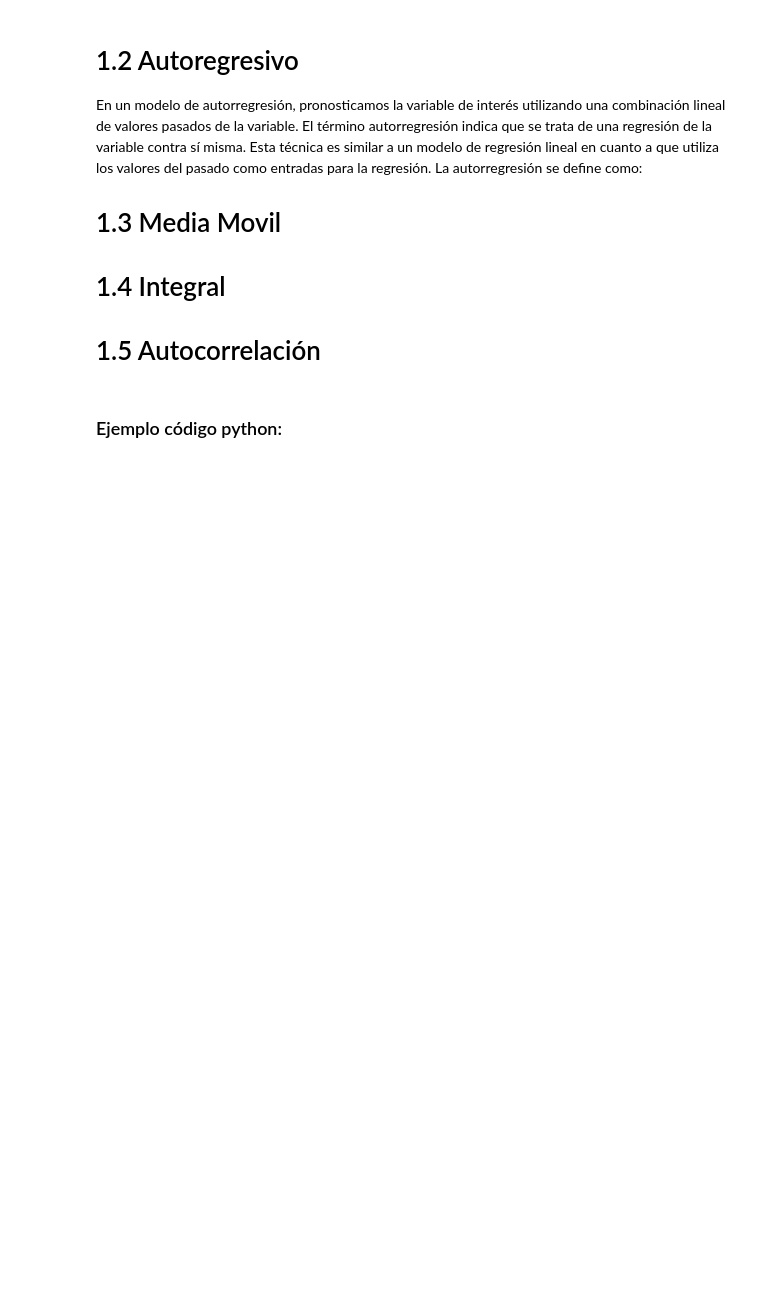
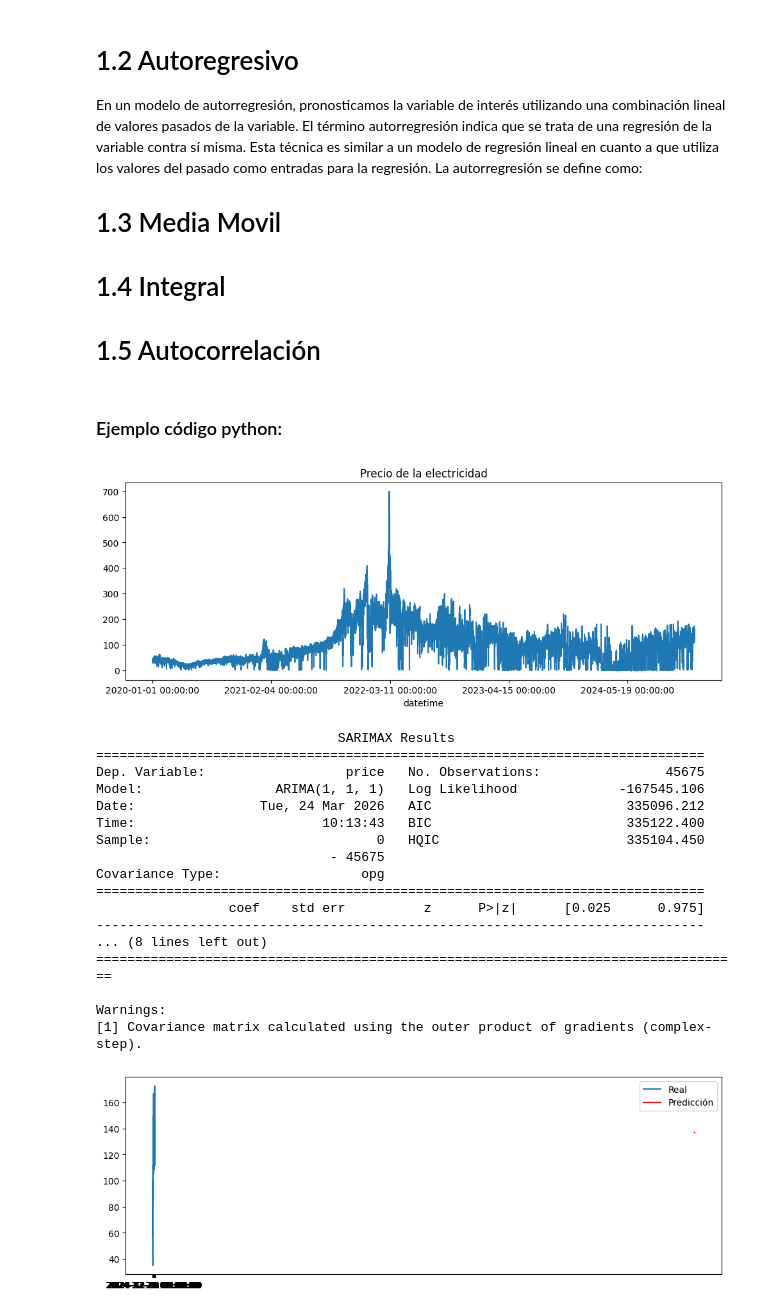
Before and after one commit to JaimeSa03/TFG_Model_Predictor, a Jupyter notebook: Experimentos/Series_Temp/ARIMA/teoria_ARIMA.ipynb, the cells around one changed output. Drawn from its saved outputs; the diff is of its cells as text; code cells hidden in the pictures; blank space fills up the shorter version.

Commit message:
Probando modelos, no funcionan, revisar los resultados que dan, revisar correctamente si precio lus es estacionario

```diff
--- a/Experimentos/Series_Temp/ARIMA/teoria_ARIMA.ipynb
+++ b/Experimentos/Series_Temp/ARIMA/teoria_ARIMA.ipynb
@@ -25,30 +25,50 @@ En un modelo de autorregresión, pronosticamos la variable de interés utilizand
 # %%
 import pandas as pd
 import matplotlib.pyplot as plt
 from statsmodels.tsa.arima.model import ARIMA
 
 
 # Ejemplo: dataframe con columnas ['datetime', 'price']
-df = pd.read_csv("precio_luz.csv")
+df = pd.read_csv("precio_luz.csv", sep=";")
 
 df = df.set_index("datetime")
 
 # Visualizar, en las seires temp es importante
 df["price"].plot(figsize=(12,4))
 plt.title("Precio de la electricidad")
 plt.show()
 
 # Código báscico para ARIMA
 model_arima = ARIMA(df["price"], order=(1,1,1))
 result_arima = model_arima.fit()
 
 print(result_arima.summary())
 
 # Predecir próximas 24 horas
-forecast = result_sarima.forecast(steps=24)
+forecast = result_arima.forecast(steps=24)
 
 plt.figure(figsize=(12,4))
 plt.plot(df["price"][-200:], label="Real")
 plt.plot(forecast, label="Predicción", color="red")
 plt.legend()
 plt.show()
+# %% [output]
+[figure, added]
+                               SARIMAX Results
+==============================================================================
+Dep. Variable:                  price   No. Observations:                45675
+Model:                 ARIMA(1, 1, 1)   Log Likelihood             -167545.106
+Date:                Tue, 24 Mar 2026   AIC                         335096.212
+Time:                        10:13:43   BIC                         335122.400
+Sample:                             0   HQIC                        335104.450
+                              - 45675
+Covariance Type:                  opg
+==============================================================================
+                 coef    std err          z      P>|z|      [0.025      0.975]
+------------------------------------------------------------------------------
+... (8 lines left out)
+===================================================================================
+
+Warnings:
+[1] Covariance matrix calculated using the outer product of gradients (complex-step).
+[figure, added]
```
Also changed, not shown: 5 other files.
